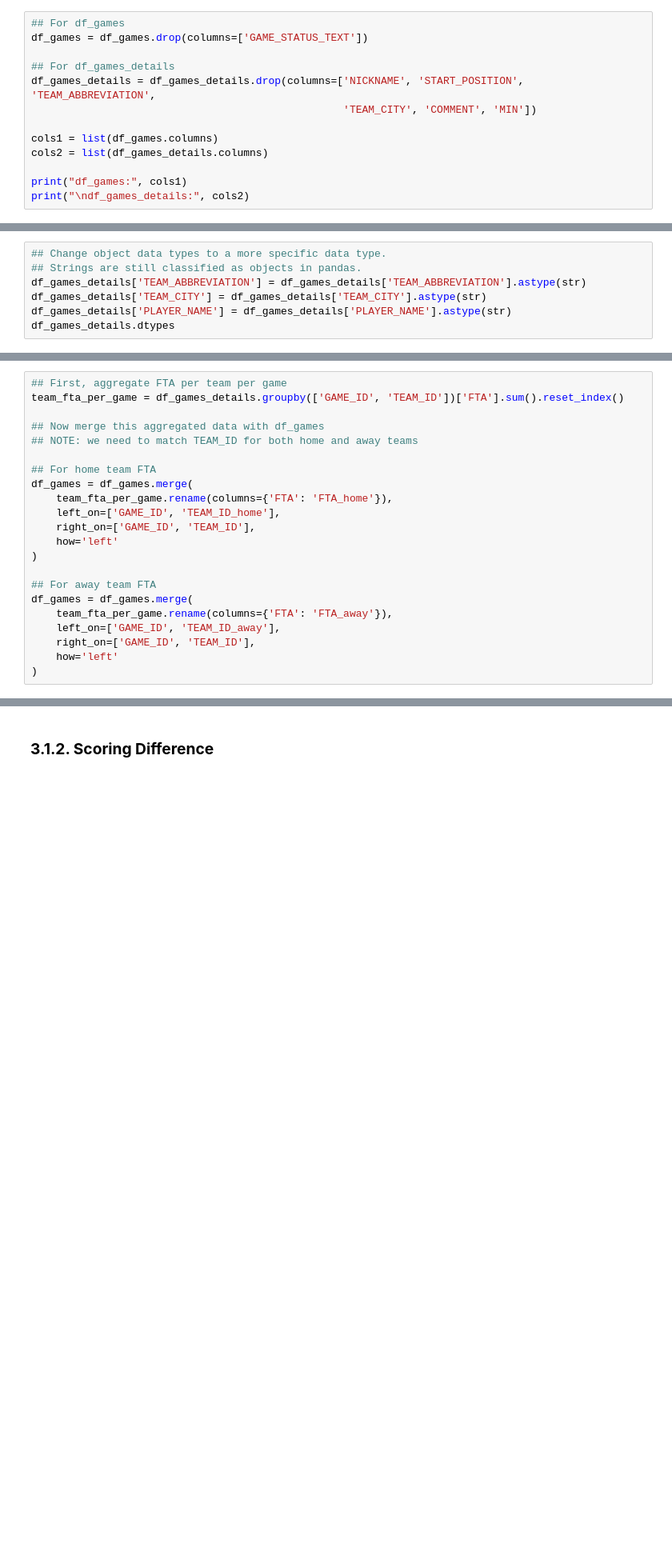
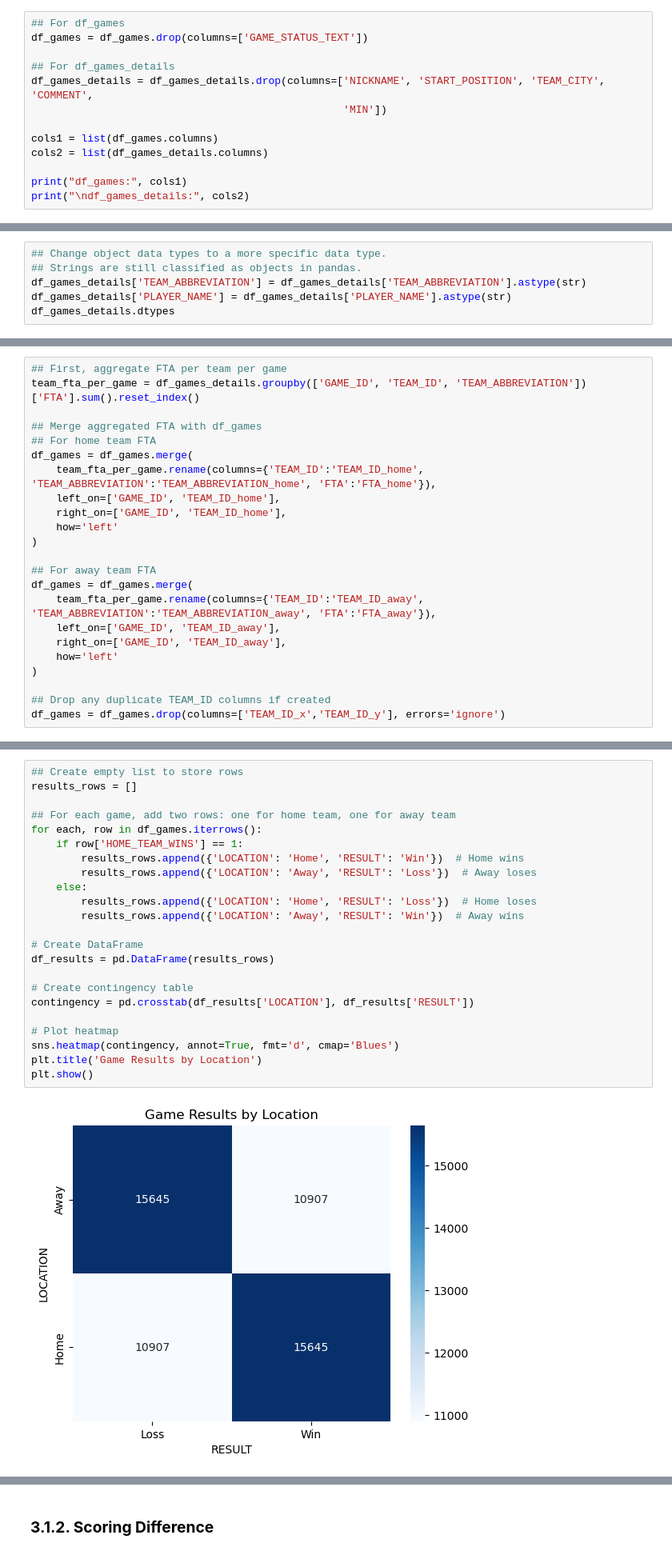
Before and after one commit to joshuanicoo/DATA100-EDA-Finals, a Jupyter notebook: main.ipynb, the cells around one changed output, grey strips where cells are left out. Shown at 80% size. Saved outputs shown, nothing was run; the diff lists cells and outputs as text; blank space fills up the shorter version.

```diff
--- a/main.ipynb
+++ b/main.ipynb
@@ -190,8 +193,8 @@ Before data exploration and analysis, We would remove columns that are:
 df_games = df_games.drop(columns=['GAME_STATUS_TEXT'])
 
 ## For df_games_details
-df_games_details = df_games_details.drop(columns=['NICKNAME', 'START_POSITION', 'TEAM_ABBREVIATION',
-                                                  'TEAM_CITY', 'COMMENT', 'MIN'])
+df_games_details = df_games_details.drop(columns=['NICKNAME', 'START_POSITION', 'TEAM_CITY', 'COMMENT',
+                                                  'MIN'])
 
 cols1 = list(df_games.columns)
 cols2 = list(df_games_details.columns)
@@ -375,7 +378,6 @@ dtype: object
 ## Change object data types to a more specific data type.
 ## Strings are still classified as objects in pandas.
 df_games_details['TEAM_ABBREVIATION'] = df_games_details['TEAM_ABBREVIATION'].astype(str)
-df_games_details['TEAM_CITY'] = df_games_details['TEAM_CITY'].astype(str)
 df_games_details['PLAYER_NAME'] = df_games_details['PLAYER_NAME'].astype(str)
 df_games_details.dtypes
 # %% [output]
@@ -388,26 +406,27 @@ To analyze free throw attempts by home and away teams, we first need to compute
 We use `groupby()` to group the dataset by `GAME_ID` and `TEAM_ID`, then apply `sum()` to total all player FTAs from the same team in the same game.
 # %%
 ## First, aggregate FTA per team per game
-team_fta_per_game = df_games_details.groupby(['GAME_ID', 'TEAM_ID'])['FTA'].sum().reset_index()
+team_fta_per_game = df_games_details.groupby(['GAME_ID', 'TEAM_ID', 'TEAM_ABBREVIATION'])['FTA'].sum().reset_index()
 
-## Now merge this aggregated data with df_games
-## NOTE: we need to match TEAM_ID for both home and away teams
-
+## Merge aggregated FTA with df_games
 ## For home team FTA
 df_games = df_games.merge(
-    team_fta_per_game.rename(columns={'FTA': 'FTA_home'}),
+    team_fta_per_game.rename(columns={'TEAM_ID':'TEAM_ID_home', 'TEAM_ABBREVIATION':'TEAM_ABBREVIATION_home', 'FTA':'FTA_home'}),
     left_on=['GAME_ID', 'TEAM_ID_home'],
-    right_on=['GAME_ID', 'TEAM_ID'],
+    right_on=['GAME_ID', 'TEAM_ID_home'],
     how='left'
 )
 
 ## For away team FTA
 df_games = df_games.merge(
-    team_fta_per_game.rename(columns={'FTA': 'FTA_away'}),
+    team_fta_per_game.rename(columns={'TEAM_ID':'TEAM_ID_away', 'TEAM_ABBREVIATION':'TEAM_ABBREVIATION_away', 'FTA':'FTA_away'}),
     left_on=['GAME_ID', 'TEAM_ID_away'],
-    right_on=['GAME_ID', 'TEAM_ID'],
+    right_on=['GAME_ID', 'TEAM_ID_away'],
     how='left'
 )
+
+## Drop any duplicate TEAM_ID columns if created
+df_games = df_games.drop(columns=['TEAM_ID_x','TEAM_ID_y'], errors='ignore')
 # %% [markdown]
 To determine whether each player was part of the **home or away team** and whether that player **won the game**, we need information that exists only in `df_games`. Therefore, we first extract the relevant columns and merge them into `df_games_details`.
 
@@ -532,0 +615,25 @@ NameError: name 'create_bar_chart' is not defined
+# %%
+## Create empty list to store rows
+results_rows = []
+
+## For each game, add two rows: one for home team, one for away team
+for each, row in df_games.iterrows():
+    if row['HOME_TEAM_WINS'] == 1:
+        results_rows.append({'LOCATION': 'Home', 'RESULT': 'Win'})  # Home wins
+        results_rows.append({'LOCATION': 'Away', 'RESULT': 'Loss'})  # Away loses
+    else:
+        results_rows.append({'LOCATION': 'Home', 'RESULT': 'Loss'})  # Home loses
+        results_rows.append({'LOCATION': 'Away', 'RESULT': 'Win'})  # Away wins
+
+# Create DataFrame
+df_results = pd.DataFrame(results_rows)
+
+# Create contingency table
+contingency = pd.crosstab(df_results['LOCATION'], df_results['RESULT'])
+
+# Plot heatmap
+sns.heatmap(contingency, annot=True, fmt='d', cmap='Blues')
+plt.title('Game Results by Location')
+plt.show()
+# %% [output]
+[figure, added]
```
Also changed, not shown: parts of 27 cells of this notebook.
